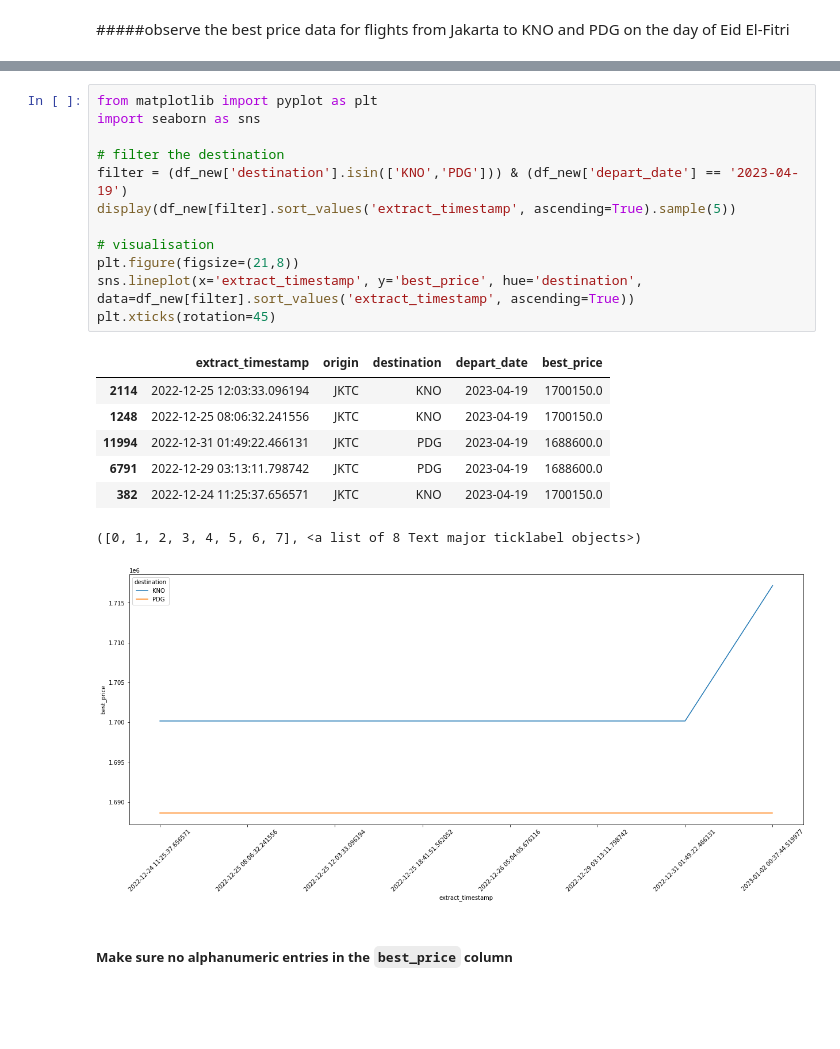
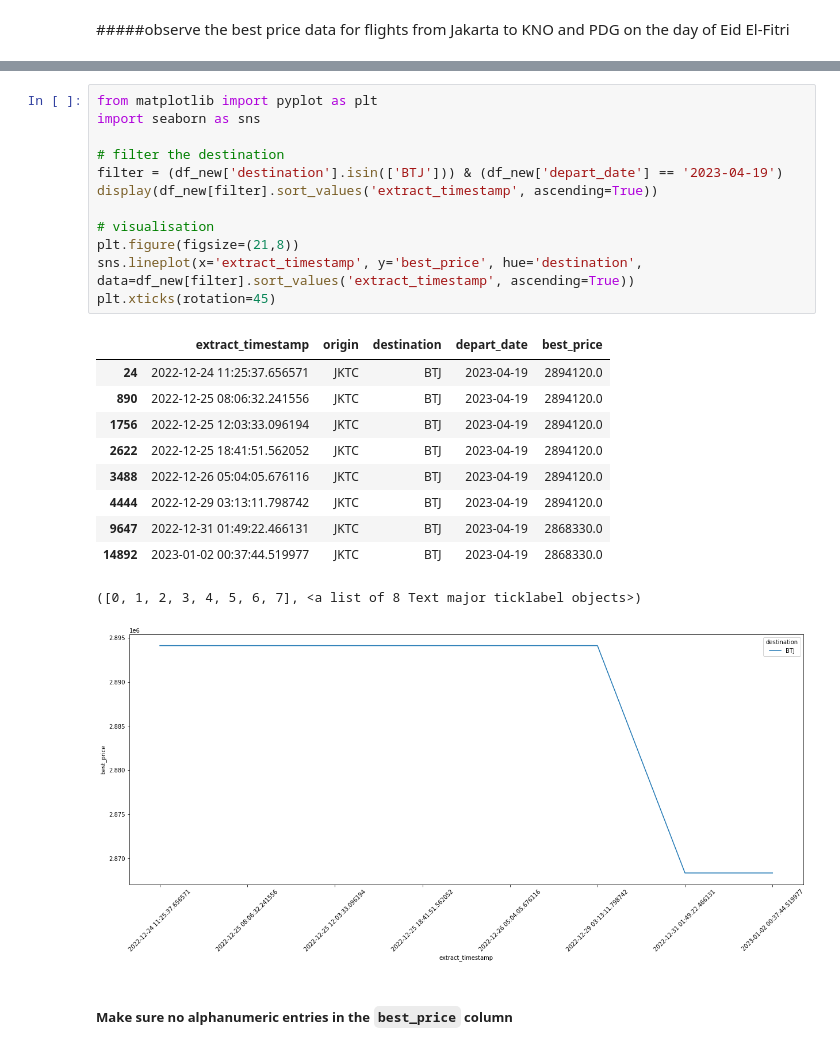
Before and after one commit to akbarriki/scraping_tiketcom, a Jupyter notebook: Scraping_Tiketcom_BestPrice.ipynb, the cells around one changed output, grey strips where cells are left out. Drawn from its saved outputs; the diff is of its cells as text; blank space fills up the shorter version.

```diff
--- a/Scraping_Tiketcom_BestPrice.ipynb
+++ b/Scraping_Tiketcom_BestPrice.ipynb
@@ -171,24 +192,27 @@ df_new.head()
 # %%
 from matplotlib import pyplot as plt
 import seaborn as sns
 
 # filter the destination
-filter = (df_new['destination'].isin(['KNO','PDG'])) & (df_new['depart_date'] == '2023-04-19')
-display(df_new[filter].sort_values('extract_timestamp', ascending=True).sample(5))
+filter = (df_new['destination'].isin(['BTJ'])) & (df_new['depart_date'] == '2023-04-19')
+display(df_new[filter].sort_values('extract_timestamp', ascending=True))
 
 # visualisation
 plt.figure(figsize=(21,8))
 sns.lineplot(x='extract_timestamp', y='best_price', hue='destination', data=df_new[filter].sort_values('extract_timestamp', ascending=True))
 plt.xticks(rotation=45)
 # %% [output]
 |  | extract_timestamp | origin | destination | depart_date | best_price |
-| 2114 | 2022-12-25 12:03:33.096194 | JKTC | KNO | 2023-04-19 | 1700150.0 |
-| 1248 | 2022-12-25 08:06:32.241556 | JKTC | KNO | 2023-04-19 | 1700150.0 |
-| 11994 | 2022-12-31 01:49:22.466131 | JKTC | PDG | 2023-04-19 | 1688600.0 |
-| 6791 | 2022-12-29 03:13:11.798742 | JKTC | PDG | 2023-04-19 | 1688600.0 |
-| 382 | 2022-12-24 11:25:37.656571 | JKTC | KNO | 2023-04-19 | 1700150.0 |
+| 24 | 2022-12-24 11:25:37.656571 | JKTC | BTJ | 2023-04-19 | 2894120.0 |
+| 890 | 2022-12-25 08:06:32.241556 | JKTC | BTJ | 2023-04-19 | 2894120.0 |
+| 1756 | 2022-12-25 12:03:33.096194 | JKTC | BTJ | 2023-04-19 | 2894120.0 |
+| 2622 | 2022-12-25 18:41:51.562052 | JKTC | BTJ | 2023-04-19 | 2894120.0 |
+| 3488 | 2022-12-26 05:04:05.676116 | JKTC | BTJ | 2023-04-19 | 2894120.0 |
+| 4444 | 2022-12-29 03:13:11.798742 | JKTC | BTJ | 2023-04-19 | 2894120.0 |
+| 9647 | 2022-12-31 01:49:22.466131 | JKTC | BTJ | 2023-04-19 | 2868330.0 |
+| 14892 | 2023-01-02 00:37:44.519977 | JKTC | BTJ | 2023-04-19 | 2868330.0 |
 ([0, 1, 2, 3, 4, 5, 6, 7], <a list of 8 Text major ticklabel objects>)
-[figure, old version]
+[figure, new version]
 # %% [markdown]
 ##### Make sure no alphanumeric entries in the `best_price` column
 # %%
```
Also changed, not shown: parts of 8 cells of this notebook.
